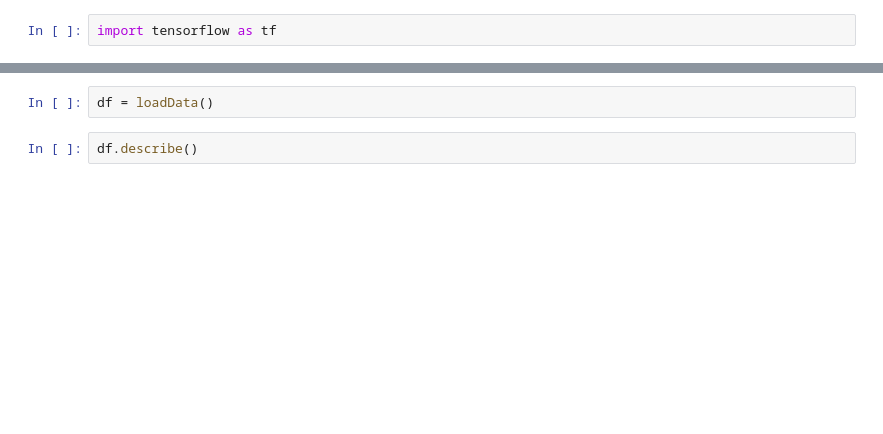
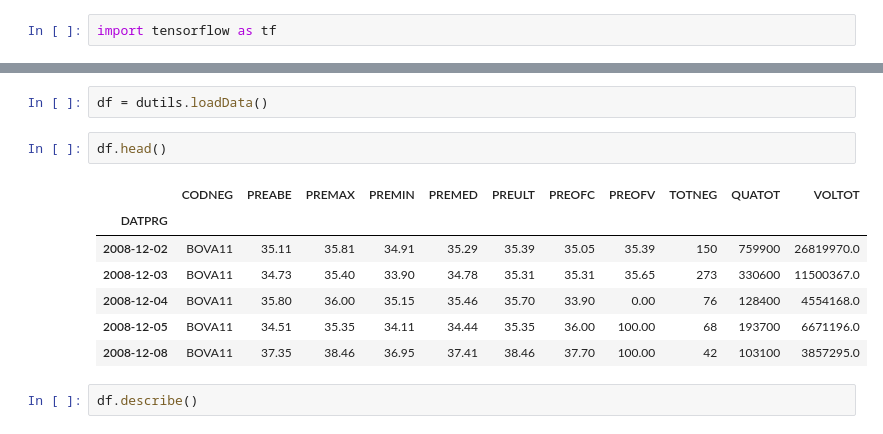
Before and after one commit to MCanhisares/stock-price-prediction, a Jupyter notebook: nbs/lstm_bova11.ipynb, the cells around one changed output, grey strips where cells are left out. Saved outputs shown, nothing was run; the diff lists cells and outputs as text; blank space fills up the shorter version.

```diff
--- a/nbs/lstm_bova11.ipynb
+++ b/nbs/lstm_bova11.ipynb
@@ -52,5 +16,15 @@ def loadData():
 # %%
-df = loadData()
+df = dutils.loadData()
+# %%
+df.head()
+# %% [output]
+|  | CODNEG | PREABE | PREMAX | PREMIN | PREMED | PREULT | PREOFC | PREOFV | TOTNEG | QUATOT | VOLTOT |
+| DATPRG |  |  |  |  |  |  |  |  |  |  |  |
+| 2008-12-02 | BOVA11 | 35.11 | 35.81 | 34.91 | 35.29 | 35.39 | 35.05 | 35.39 | 150 | 759900 | 26819970.0 |
+| 2008-12-03 | BOVA11 | 34.73 | 35.40 | 33.90 | 34.78 | 35.31 | 35.31 | 35.65 | 273 | 330600 | 11500367.0 |
+| 2008-12-04 | BOVA11 | 35.80 | 36.00 | 35.15 | 35.46 | 35.70 | 33.90 | 0.00 | 76 | 128400 | 4554168.0 |
+| 2008-12-05 | BOVA11 | 34.51 | 35.35 | 34.11 | 34.44 | 35.35 | 36.00 | 100.00 | 68 | 193700 | 6671196.0 |
+| 2008-12-08 | BOVA11 | 37.35 | 38.46 | 36.95 | 37.41 | 38.46 | 37.70 | 100.00 | 42 | 103100 | 3857295.0 |
 # %%
 df.describe()
 # %% [output]
```
Also changed, not shown: parts of 5 cells of this notebook, 14 other files.
